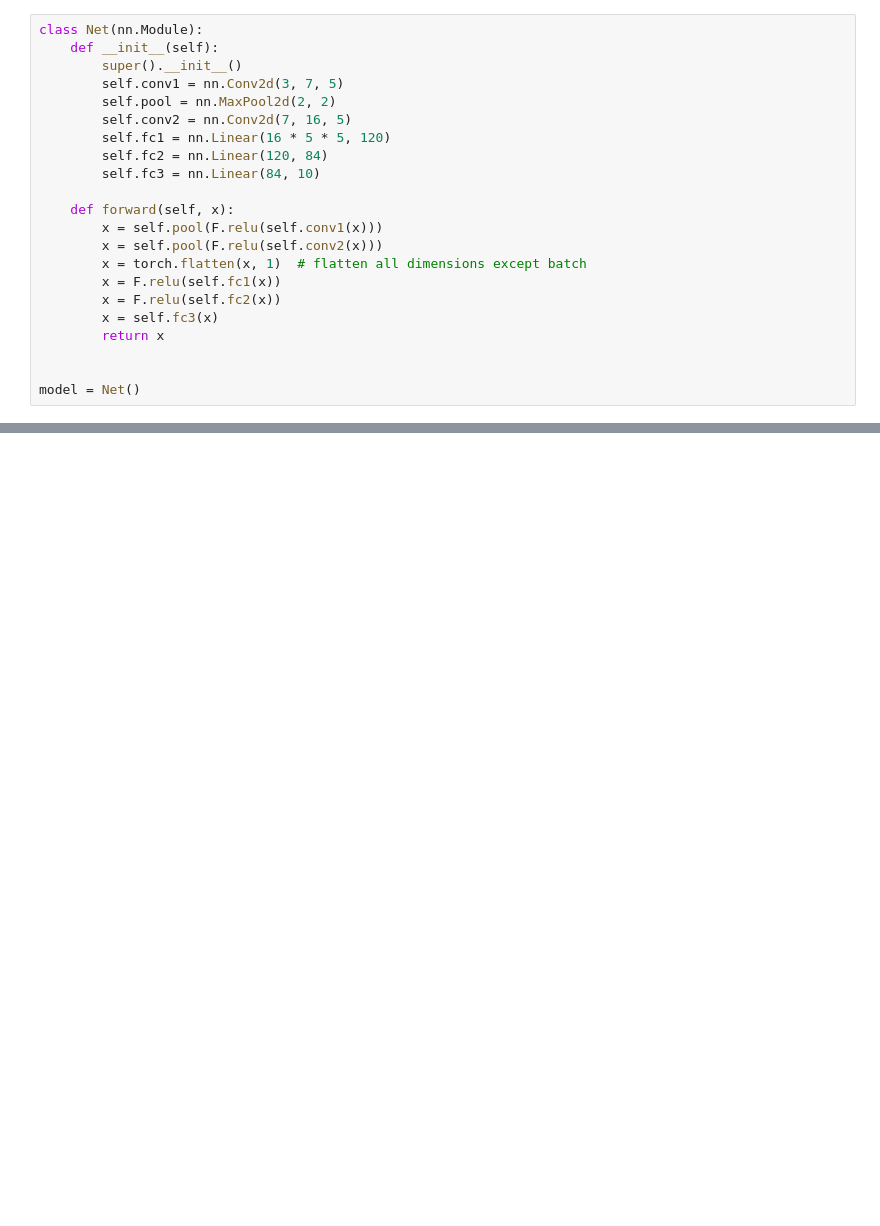
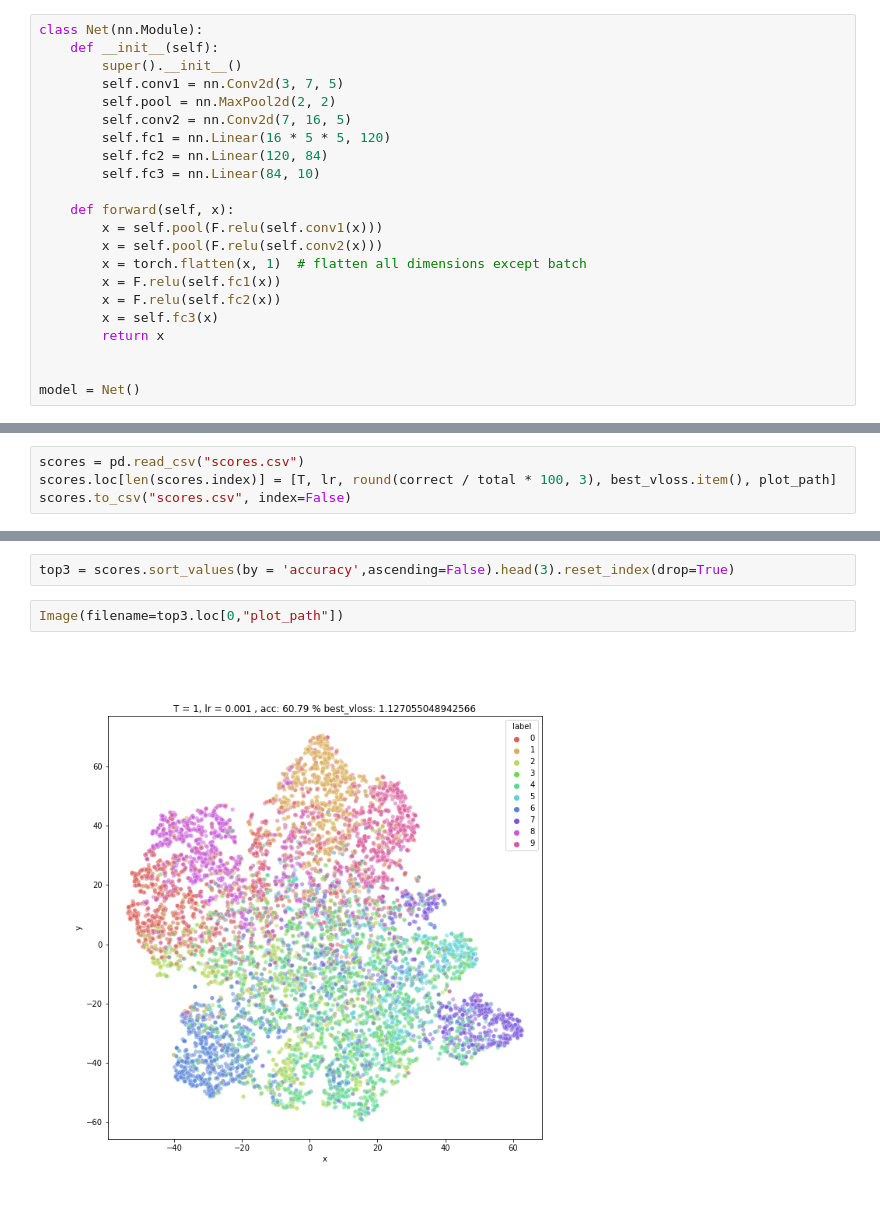
Before and after one commit to gzawadzki-gd/pytorch-softmax, a Jupyter notebook: softmax_T.ipynb, the cells around one changed output, grey strips where cells are left out. Drawn from its saved outputs; the diff is of its cells as text; blank space fills up the shorter version.

Commit message:
"added summary and scores table"

```diff
--- a/softmax_T.ipynb
+++ b/softmax_T.ipynb
@@ -288,0 +258,4 @@ plt.savefig(f'plots/{timestamp}.png')
+# %%
+scores = pd.read_csv("scores.csv")
+scores.loc[len(scores.index)] = [T, lr, round(correct / total * 100, 3), best_vloss.item(), plot_path]
+scores.to_csv("scores.csv", index=False)
@@ -288,0 +282,6 @@ plt.savefig(f'plots/{timestamp}.png')
+# %%
+top3 = scores.sort_values(by = 'accuracy',ascending=False).head(3).reset_index(drop=True)
+# %%
+Image(filename=top3.loc[0,"plot_path"])
+# %% [output]
+[figure, added]
```
Also changed, not shown: parts of 22 cells of this notebook, 31 other files.
